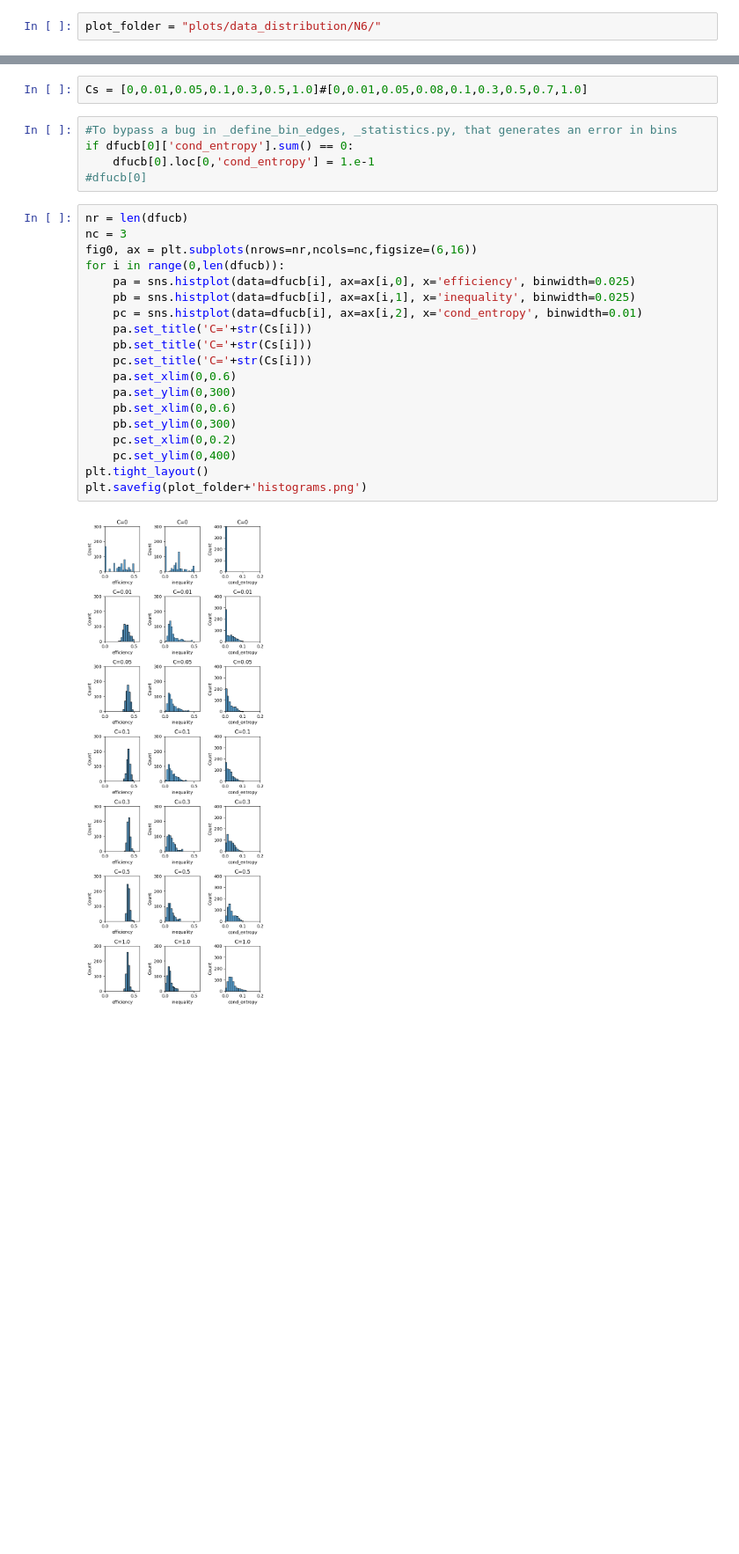
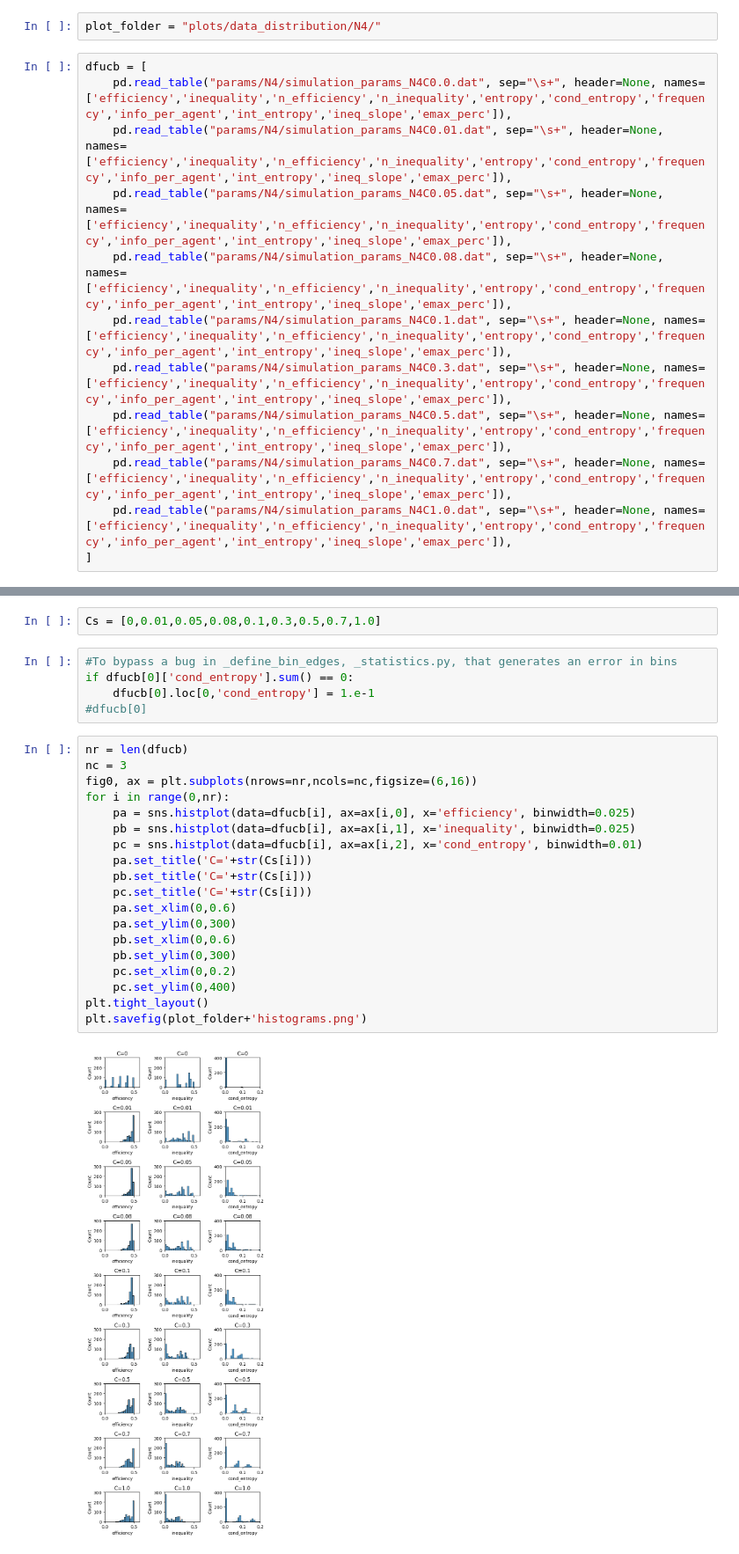
Before and after one commit to calvar/el_farol_agents, a Jupyter notebook: markov_fplay/param_distrib.ipynb, the cells around one changed output, grey strips where cells are left out. Shown at 88% size. Cells and saved outputs as stored; diff of their text form; blank space fills up the shorter version.

```diff
--- a/markov_fplay/param_distrib.ipynb
+++ b/markov_fplay/param_distrib.ipynb
@@ -18,5 +6,17 @@ dfucb = [
 # %%
-plot_folder = "plots/data_distribution/N6/"
+plot_folder = "plots/data_distribution/N4/"
+# %%
+dfucb = [
+    pd.read_table("params/N4/simulation_params_N4C0.0.dat", sep="\s+", header=None, names=['efficiency','inequality','n_efficiency','n_inequality','entropy','cond_entropy','frequency','info_per_agent','int_entropy','ineq_slope','emax_perc']),
+    pd.read_table("params/N4/simulation_params_N4C0.01.dat", sep="\s+", header=None, names=['efficiency','inequality','n_efficiency','n_inequality','entropy','cond_entropy','frequency','info_per_agent','int_entropy','ineq_slope','emax_perc']),
+    pd.read_table("params/N4/simulation_params_N4C0.05.dat", sep="\s+", header=None, names=['efficiency','inequality','n_efficiency','n_inequality','entropy','cond_entropy','frequency','info_per_agent','int_entropy','ineq_slope','emax_perc']),
+    pd.read_table("params/N4/simulation_params_N4C0.08.dat", sep="\s+", header=None, names=['efficiency','inequality','n_efficiency','n_inequality','entropy','cond_entropy','frequency','info_per_agent','int_entropy','ineq_slope','emax_perc']),
+    pd.read_table("params/N4/simulation_params_N4C0.1.dat", sep="\s+", header=None, names=['efficiency','inequality','n_efficiency','n_inequality','entropy','cond_entropy','frequency','info_per_agent','int_entropy','ineq_slope','emax_perc']),
+    pd.read_table("params/N4/simulation_params_N4C0.3.dat", sep="\s+", header=None, names=['efficiency','inequality','n_efficiency','n_inequality','entropy','cond_entropy','frequency','info_per_agent','int_entropy','ineq_slope','emax_perc']),
+    pd.read_table("params/N4/simulation_params_N4C0.5.dat", sep="\s+", header=None, names=['efficiency','inequality','n_efficiency','n_inequality','entropy','cond_entropy','frequency','info_per_agent','int_entropy','ineq_slope','emax_perc']),
+    pd.read_table("params/N4/simulation_params_N4C0.7.dat", sep="\s+", header=None, names=['efficiency','inequality','n_efficiency','n_inequality','entropy','cond_entropy','frequency','info_per_agent','int_entropy','ineq_slope','emax_perc']),
+    pd.read_table("params/N4/simulation_params_N4C1.0.dat", sep="\s+", header=None, names=['efficiency','inequality','n_efficiency','n_inequality','entropy','cond_entropy','frequency','info_per_agent','int_entropy','ineq_slope','emax_perc']),
+]
 # %%
 dfucb[0]
 # %% [output]
@@ -37,7 +37,7 @@ dfucb[0]
 #for d in df:
 #    d['efficiency'].describe()
 # %%
-Cs = [0,0.01,0.05,0.1,0.3,0.5,1.0]#[0,0.01,0.05,0.08,0.1,0.3,0.5,0.7,1.0]
+Cs = [0,0.01,0.05,0.08,0.1,0.3,0.5,0.7,1.0]
 # %%
 #To bypass a bug in _define_bin_edges, _statistics.py, that generates an error in bins
 if dfucb[0]['cond_entropy'].sum() == 0:
@@ -46,22 +46,22 @@ if dfucb[0]['cond_entropy'].sum() == 0:
 # %%
 nr = len(dfucb)
 nc = 3
 fig0, ax = plt.subplots(nrows=nr,ncols=nc,figsize=(6,16))
-for i in range(0,len(dfucb)):
+for i in range(0,nr):
     pa = sns.histplot(data=dfucb[i], ax=ax[i,0], x='efficiency', binwidth=0.025)
     pb = sns.histplot(data=dfucb[i], ax=ax[i,1], x='inequality', binwidth=0.025)
     pc = sns.histplot(data=dfucb[i], ax=ax[i,2], x='cond_entropy', binwidth=0.01)
     pa.set_title('C='+str(Cs[i]))
     pb.set_title('C='+str(Cs[i]))
     pc.set_title('C='+str(Cs[i]))
     pa.set_xlim(0,0.6)
     pa.set_ylim(0,300)
     pb.set_xlim(0,0.6)
     pb.set_ylim(0,300)
     pc.set_xlim(0,0.2)
     pc.set_ylim(0,400)
 plt.tight_layout()
 plt.savefig(plot_folder+'histograms.png')
 # %% [output]
-[figure, old version]
+[figure, new version]
 # %%
```
Also changed, not shown: parts of 3 cells of this notebook, 6 other files.
